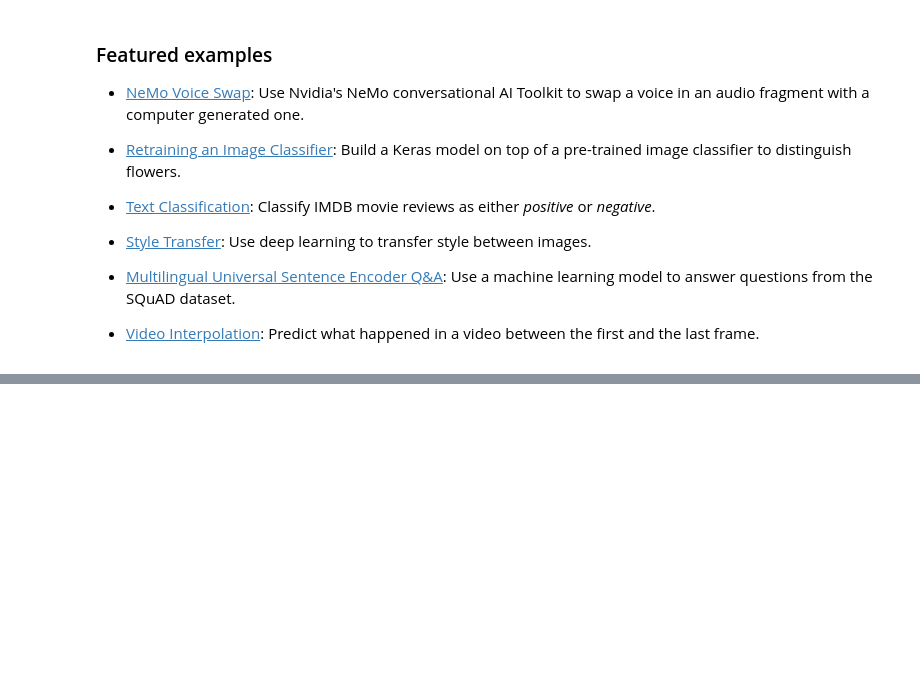
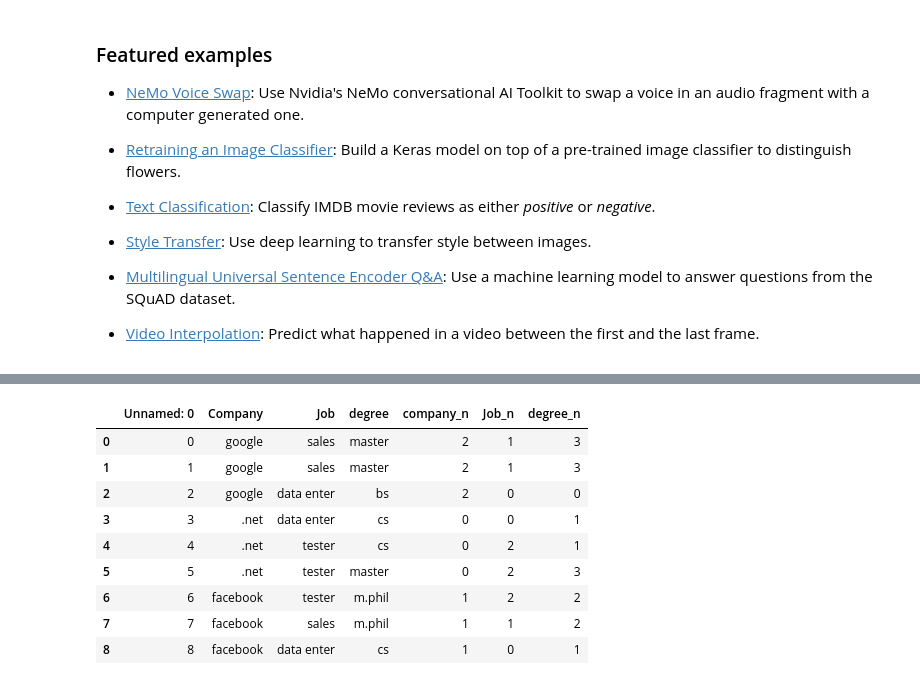
Before and after one commit to Aqsa357/Aqsa357, a Jupyter notebook: Welcome_To_Colaboratory.ipynb, the cells around one changed output, grey strips where cells are left out. Drawn from its saved outputs; the diff is of its cells as text; code cells hidden in the pictures; blank space fills up the shorter version.

```diff
--- a/Welcome_To_Colaboratory.ipynb
+++ b/Welcome_To_Colaboratory.ipynb
@@ -152,3 +150,7 @@ These are a few of the notebooks from Google's online Machine Learning course. S
 - [Style Transfer](https://tensorflow.org/hub/tutorials/tf2_arbitrary_image_stylization): Use deep learning to transfer style between images.
 - [Multilingual Universal Sentence Encoder Q&A](https://tensorflow.org/hub/tutorials/retrieval_with_tf_hub_universal_encoder_qa): Use a machine learning model to answer questions from the SQuAD dataset.
 - [Video Interpolation](https://tensorflow.org/hub/tutorials/tweening_conv3d): Predict what happened in a video between the first and the last frame.
+# %%
+import pandas as pd
+df= pd.read_csv('tree-1.csv')
+df.head()
@@ -154,0 +164,2 @@ These are a few of the notebooks from Google's online Machine Learning course. S
+# %%
+inputs=df.drop('salary more than 50k',axis='columns')
@@ -154,0 +168,21 @@ These are a few of the notebooks from Google's online Machine Learning course. S
+# %%
+from sklearn.preprocessing import LabelEncoder
+le_company = LabelEncoder()
+le_job = LabelEncoder()
+le_degree = LabelEncoder()
+# %%
+inputs['company_n'] = le_company.fit_transform(inputs['Company'])
+inputs['Job_n']= le_job.fit_transform(inputs['Job'])
+inputs['degree_n'] = le_degree.fit_transform(inputs['degree'])
+inputs
+# %% [output]
+|  | Unnamed: 0 | Company | Job | degree | company_n | Job_n | degree_n |
+| 0 | 0 | google | sales | master | 2 | 1 | 3 |
+| 1 | 1 | google | sales | master | 2 | 1 | 3 |
+| 2 | 2 | google | data enter | bs | 2 | 0 | 0 |
+| 3 | 3 | .net | data enter | cs | 0 | 0 | 1 |
+| 4 | 4 | .net | tester | cs | 0 | 2 | 1 |
+| 5 | 5 | .net | tester | master | 0 | 2 | 3 |
+| 6 | 6 | facebook | tester | m.phil | 1 | 2 | 2 |
+| 7 | 7 | facebook | sales | m.phil | 1 | 1 | 2 |
+| 8 | 8 | facebook | data enter | cs | 1 | 0 | 1 |
```
Also changed, not shown: parts of 7 cells of this notebook.
